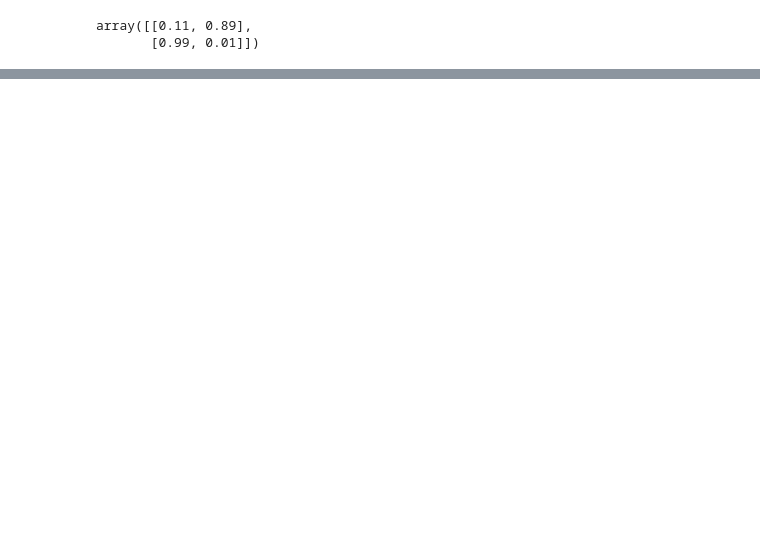
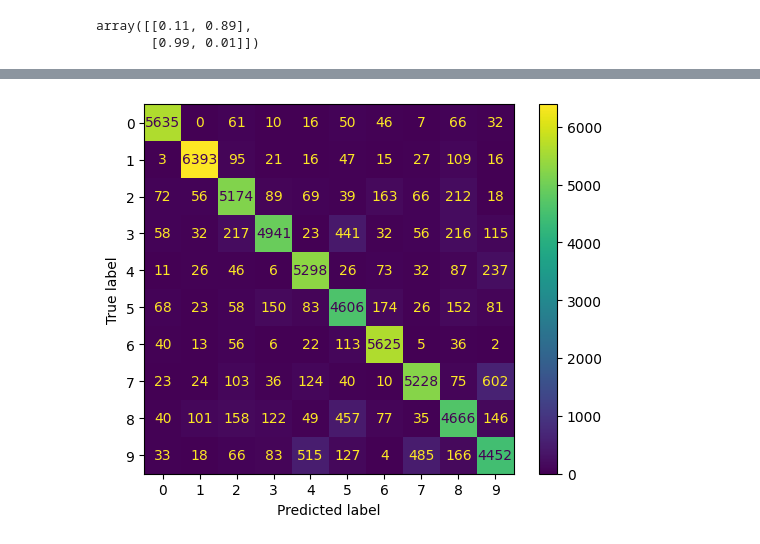
Before and after one commit to Tusharv23/ml_learning, a Jupyter notebook: classification/classification.ipynb, the cells around one changed output, grey strips where cells are left out. Saved outputs shown, nothing was run; the diff lists cells and outputs as text; code cells hidden in the pictures; blank space fills up the shorter version.

```diff
--- a/classification/classification.ipynb
+++ b/classification/classification.ipynb
@@ -138,0 +162,4 @@ precision_forest, recalls_forest, thresholds_forest = precision_recall_curve(y_t
+# %%
+sgd_clf = SGDClassifier(random_state=42)
+sgd_clf.fit(x_train, y_train)
+sgd_clf.predict([some_digit])
@@ -138,0 +231,8 @@ precision_forest, recalls_forest, thresholds_forest = precision_recall_curve(y_t
+# %%
+from sklearn.metrics import ConfusionMatrixDisplay
+
+y_train_pred = cross_val_predict(sgd_clf, x_train, y_train, cv=3)
+ConfusionMatrixDisplay.from_predictions(y_train, y_train_pred)
+plt.show()
+# %% [output]
+[figure, added]
```
Also changed, not shown: parts of 16 cells of this notebook.
